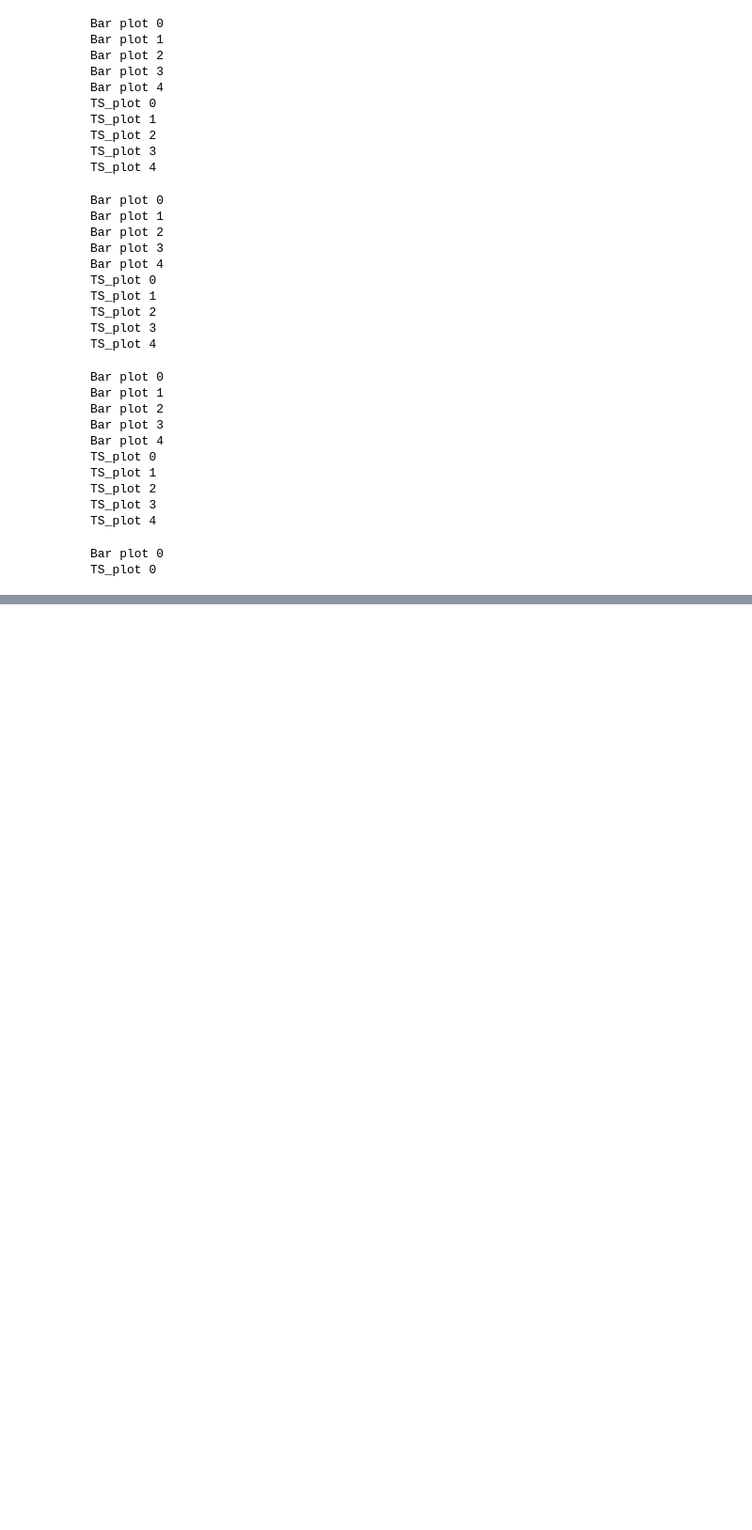
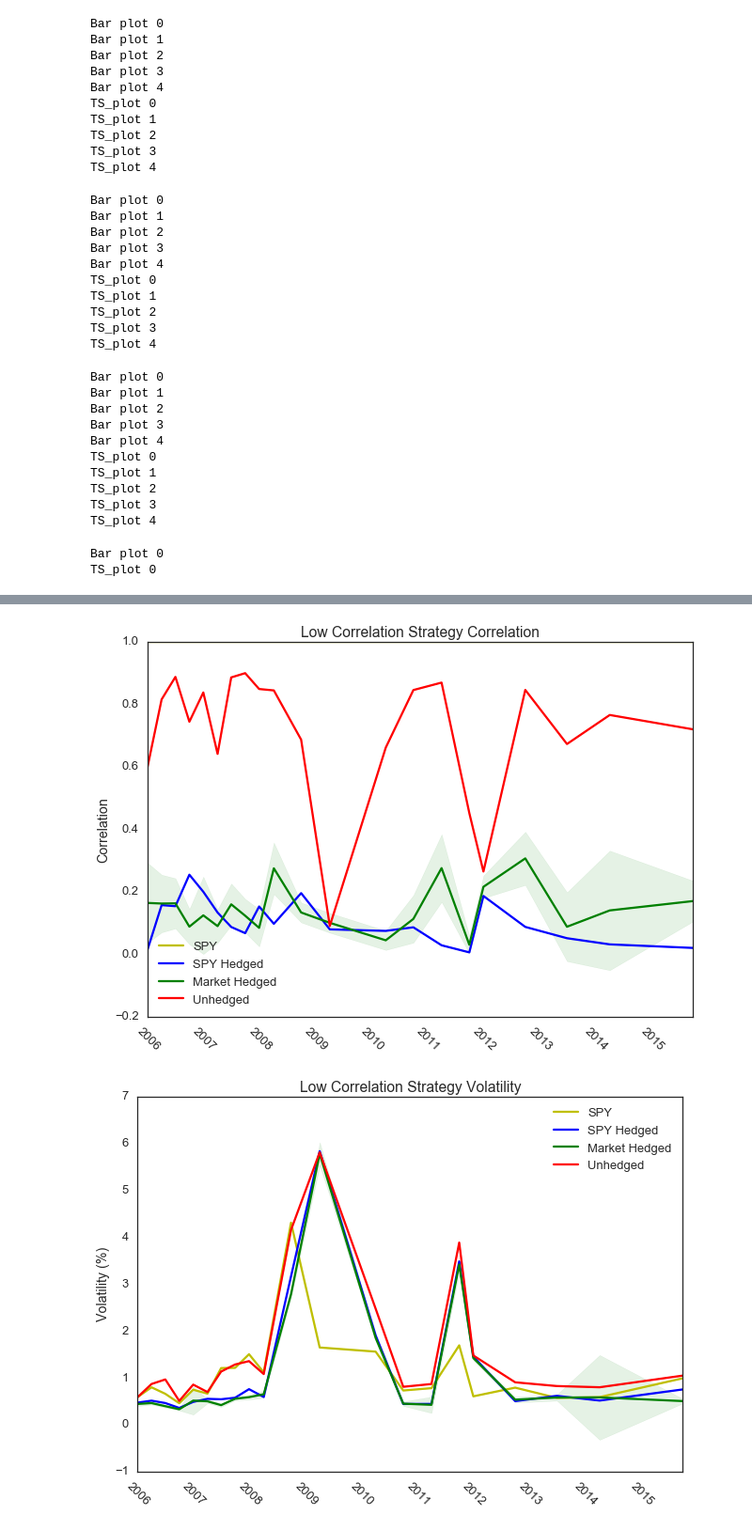
Before and after one commit to AC297R-Project/AC297_beta, a Jupyter notebook: work/Junge/workbook19.ipynb, the cells around one changed output, grey strips where cells are left out. Shown at 94% size. Drawn from its saved outputs; the diff is of its cells as text; code cells hidden in the pictures; blank space fills up the shorter version.

```diff
--- a/work/Junge/workbook19.ipynb
+++ b/work/Junge/workbook19.ipynb
@@ -82,0 +346,2 @@ TS_plot 0
+# %%
+mean_results_df_low, std_results_df_low = ts_dfs('../../results/results_low_correlation/low_correlation_bestmarket_')
@@ -82,0 +366,5 @@ TS_plot 0
+# %%
+plot_from_df(mean_results_df_low, std_results_df_low, "Low Correlation Strategy")
+# %% [output]
+[figure, added]
+[figure, added]
```
Also changed, not shown: parts of 13 cells of this notebook, 1 other file.
